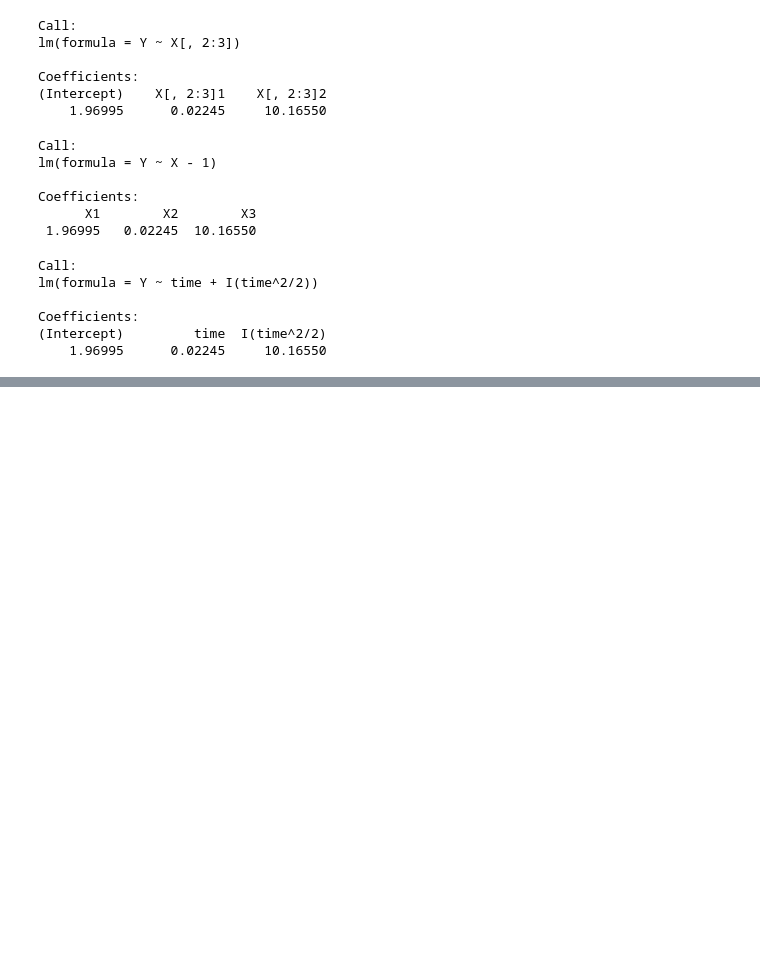
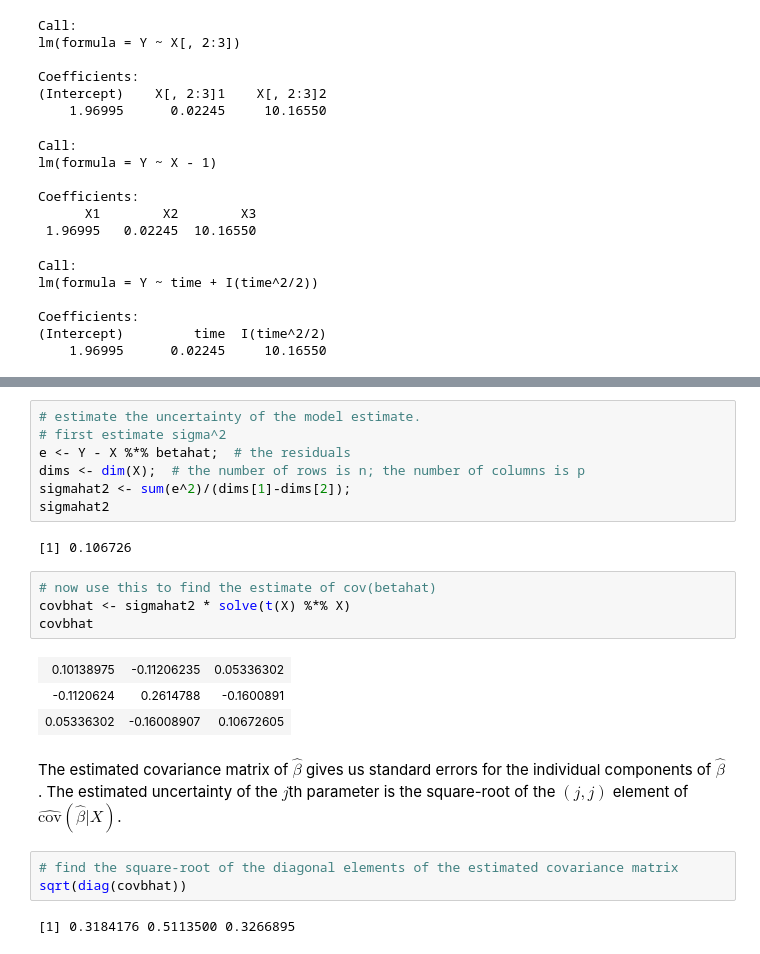
Before and after one commit to pbstark/Padova15, a Jupyter notebook: regress.ipynb, the cells around one changed output, grey strips where cells are left out. Drawn from its saved outputs; the diff is of its cells as text; blank space fills up the shorter version.

```diff
--- a/regress.ipynb
+++ b/regress.ipynb
@@ -544,0 +626,27 @@ Coefficients:
+# %%
+# estimate the uncertainty of the model estimate.
+# first estimate sigma^2
+e <- Y - X %*% betahat;  # the residuals
+dims <- dim(X);  # the number of rows is n; the number of columns is p
+sigmahat2 <- sum(e^2)/(dims[1]-dims[2]);
+sigmahat2
+# %% [output]
+[1] 0.106726
+# %%
+# now use this to find the estimate of cov(betahat)
+covbhat <- sigmahat2 * solve(t(X) %*% X)
+covbhat
+# %% [output]
+| 0.10138975 | -0.11206235 | 0.05336302 |
+| -0.1120624 | 0.2614788 | -0.1600891 |
+| 0.05336302 | -0.16008907 | 0.10672605 |
+# %% [markdown]
+The estimated covariance matrix of $\hat{\beta}$ gives us standard errors for the individual components of
+$\hat{\beta}$.
+The estimated uncertainty of the $j$th parameter is the square-root of the $(j,j)$ element of
+$\hat{\mbox{cov}}(\hat{\beta} | X)$.
+# %%
+# find the square-root of the diagonal elements of the estimated covariance matrix
+sqrt(diag(covbhat))
+# %% [output]
+[1] 0.3184176 0.5113500 0.3266895
```
Also changed, not shown: parts of 10 cells of this notebook.
